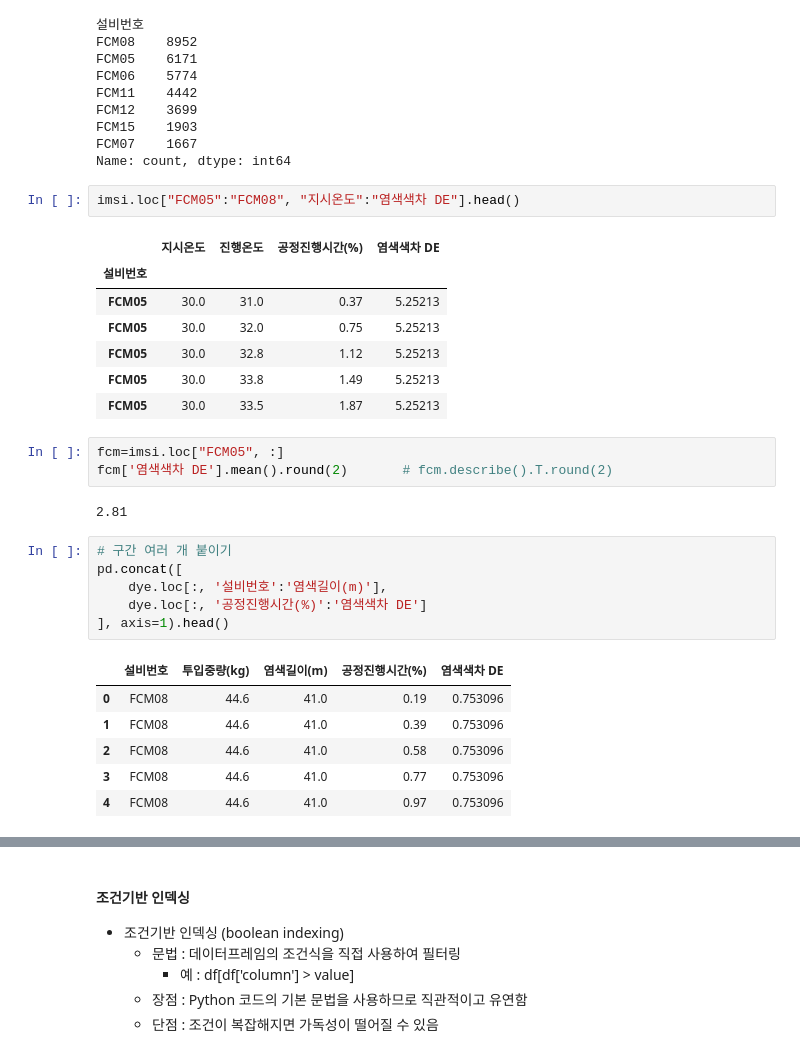
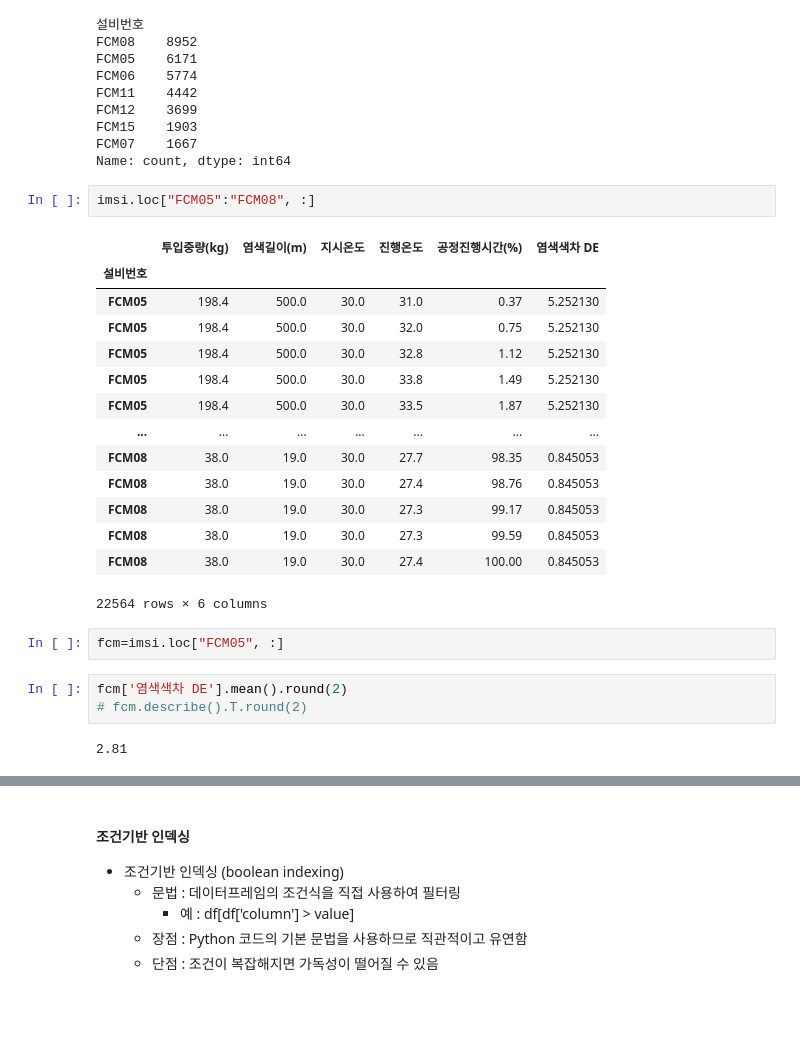
Before and after one commit to tech-ai88/Data, a Jupyter notebook: 01.Pandas.ipynb, the cells around one changed output, grey strips where cells are left out. Saved outputs shown, nothing was run; the diff lists cells and outputs as text; blank space fills up the shorter version.

```diff
--- a/01.Pandas.ipynb
+++ b/01.Pandas.ipynb
@@ -402,31 +429,27 @@ FCM12    3699
 FCM15    1903
 FCM07    1667
 Name: count, dtype: int64
-# %%
-imsi.loc["FCM05":"FCM08", "지시온도":"염색색차 DE"].head()
-# %% [output]
-|  | 지시온도 | 진행온도 | 공정진행시간(%) | 염색색차 DE |
-| 설비번호 |  |  |  |  |
-| FCM05 | 30.0 | 31.0 | 0.37 | 5.25213 |
-| FCM05 | 30.0 | 32.0 | 0.75 | 5.25213 |
-| FCM05 | 30.0 | 32.8 | 1.12 | 5.25213 |
-| FCM05 | 30.0 | 33.8 | 1.49 | 5.25213 |
-| FCM05 | 30.0 | 33.5 | 1.87 | 5.25213 |
+# %%
+imsi.loc["FCM05":"FCM08", :]
+# %% [output]
+|  | 투입중량(kg) | 염색길이(m) | 지시온도 | 진행온도 | 공정진행시간(%) | 염색색차 DE |
+| 설비번호 |  |  |  |  |  |  |
+| FCM05 | 198.4 | 500.0 | 30.0 | 31.0 | 0.37 | 5.252130 |
+| FCM05 | 198.4 | 500.0 | 30.0 | 32.0 | 0.75 | 5.252130 |
+| FCM05 | 198.4 | 500.0 | 30.0 | 32.8 | 1.12 | 5.252130 |
+| FCM05 | 198.4 | 500.0 | 30.0 | 33.8 | 1.49 | 5.252130 |
+| FCM05 | 198.4 | 500.0 | 30.0 | 33.5 | 1.87 | 5.252130 |
+| ... | ... | ... | ... | ... | ... | ... |
+| FCM08 | 38.0 | 19.0 | 30.0 | 27.7 | 98.35 | 0.845053 |
+| FCM08 | 38.0 | 19.0 | 30.0 | 27.4 | 98.76 | 0.845053 |
+| FCM08 | 38.0 | 19.0 | 30.0 | 27.3 | 99.17 | 0.845053 |
+| FCM08 | 38.0 | 19.0 | 30.0 | 27.3 | 99.59 | 0.845053 |
+| FCM08 | 38.0 | 19.0 | 30.0 | 27.4 | 100.00 | 0.845053 |
+22564 rows × 6 columns
 # %%
 fcm=imsi.loc["FCM05", :]
-fcm['염색색차 DE'].mean().round(2)       # fcm.describe().T.round(2)
-# %% [output]
-2.81
-# %%
-# 구간 여러 개 붙이기
-pd.concat([
-    dye.loc[:, '설비번호':'염색길이(m)'],
-    dye.loc[:, '공정진행시간(%)':'염색색차 DE']
-], axis=1).head()
-# %% [output]
-|  | 설비번호 | 투입중량(kg) | 염색길이(m) | 공정진행시간(%) | 염색색차 DE |
-| 0 | FCM08 | 44.6 | 41.0 | 0.19 | 0.753096 |
-| 1 | FCM08 | 44.6 | 41.0 | 0.39 | 0.753096 |
-| 2 | FCM08 | 44.6 | 41.0 | 0.58 | 0.753096 |
-| 3 | FCM08 | 44.6 | 41.0 | 0.77 | 0.753096 |
-| 4 | FCM08 | 44.6 | 41.0 | 0.97 | 0.753096 |
+# %%
+fcm['염색색차 DE'].mean().round(2)
+# fcm.describe().T.round(2)
+# %% [output]
+2.81
```
Also changed, not shown: parts of 57 cells of this notebook, 2 other files.
